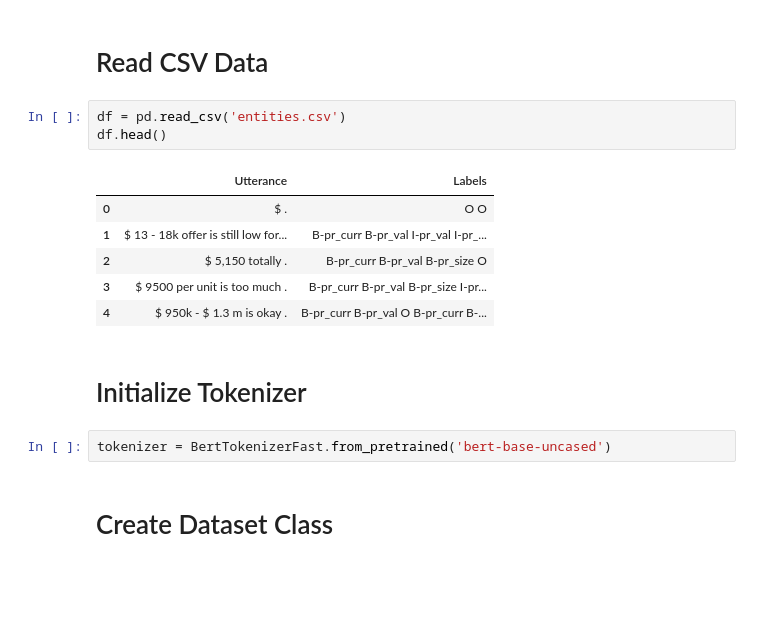
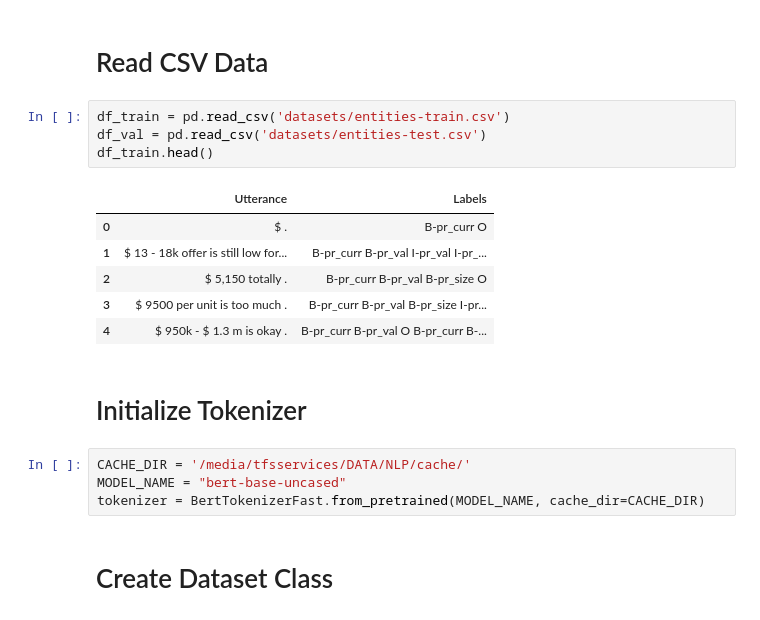
Before and after one commit to aslamovyura/nlp_course, a Jupyter notebook: demo/entities-ner.ipynb, the cells around one changed output. Cells and saved outputs as stored; diff of their text form; blank space fills up the shorter version.

```diff
--- a/demo/entities-ner.ipynb
+++ b/demo/entities-ner.ipynb
@@ -15,11 +15,12 @@ os.environ["TOKENIZERS_PARALLELISM"] = "false"
 # %% [markdown]
 # Read CSV Data
 # %%
-df = pd.read_csv('entities.csv')
-df.head()
+df_train = pd.read_csv('datasets/entities-train.csv')
+df_val = pd.read_csv('datasets/entities-test.csv')
+df_train.head()
 # %% [output]
 |  | Utterance | Labels |
-| 0 | $ . | O O |
+| 0 | $ . | B-pr_curr O |
 | 1 | $ 13 - 18k offer is still low for... | B-pr_curr B-pr_val I-pr_val I-pr_... |
 | 2 | $ 5,150 totally . | B-pr_curr B-pr_val B-pr_size O |
 | 3 | $ 9500 per unit is too much . | B-pr_curr B-pr_val B-pr_size I-pr... |
@@ -27,6 +28,8 @@ df.head()
 # %% [markdown]
 # Initialize Tokenizer
 # %%
-tokenizer = BertTokenizerFast.from_pretrained('bert-base-uncased')
+CACHE_DIR = '/media/tfsservices/DATA/NLP/cache/'
+MODEL_NAME = "bert-base-uncased"
+tokenizer = BertTokenizerFast.from_pretrained(MODEL_NAME, cache_dir=CACHE_DIR)
 # %% [markdown]
 # Create Dataset Class
```
Also changed, not shown: parts of 29 cells of this notebook.
